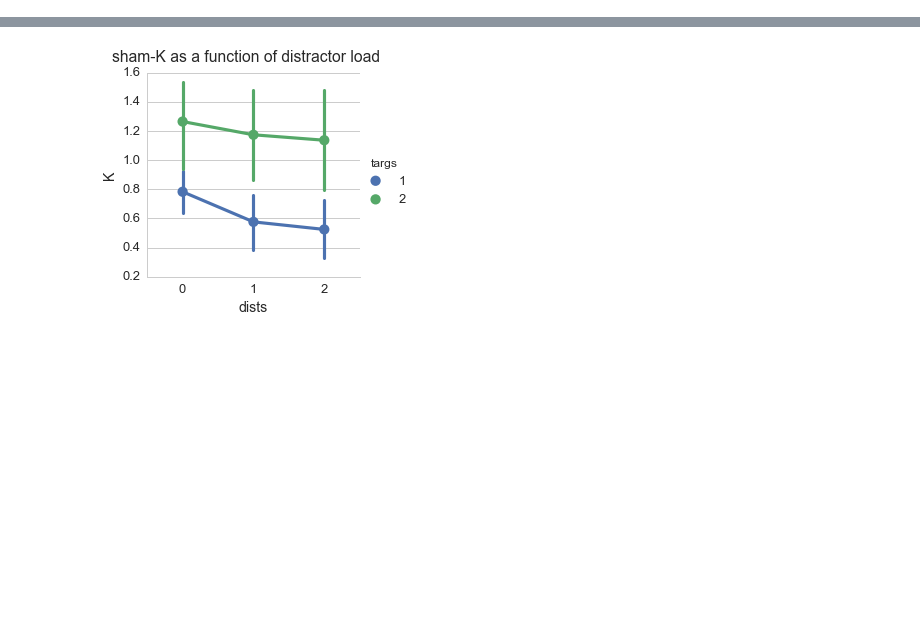
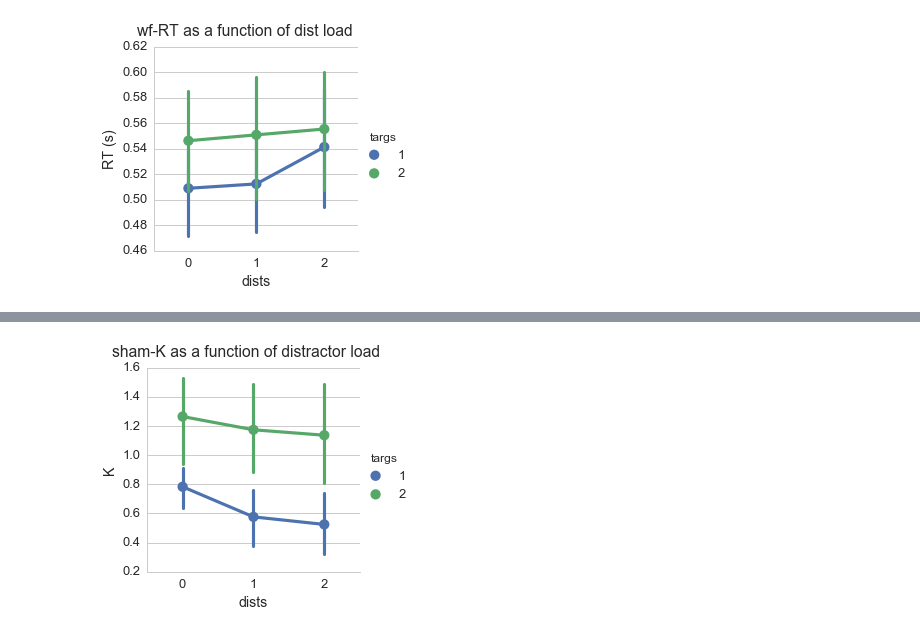
Before and after one commit to alexgonzl/tacs_vmw_alpha, a Jupyter notebook: dataVisualization.ipynb, the cells around one changed output, grey strips where cells are left out. Cells and saved outputs as stored; diff of their text form; code cells hidden in the pictures; blank space fills up the shorter version.

```diff
--- a/dataVisualization.ipynb
+++ b/dataVisualization.ipynb
@@ -105,0 +143,7 @@ for sheet in shamDataSheets:
+# %%
+wfRTGraph = sns.factorplot(data=wfData,x='dists',y='RT',hue='targs')
+wfRTGraph.set_axis_labels('dists', 'RT (s)')
+wfRTGraph.fig.suptitle('wf-RT as a function of dist load')
+wfRTGraph.fig.subplots_adjust(top=.9)
+# %% [output]
+[figure, added]
```
Also changed, not shown: parts of 15 cells of this notebook.
